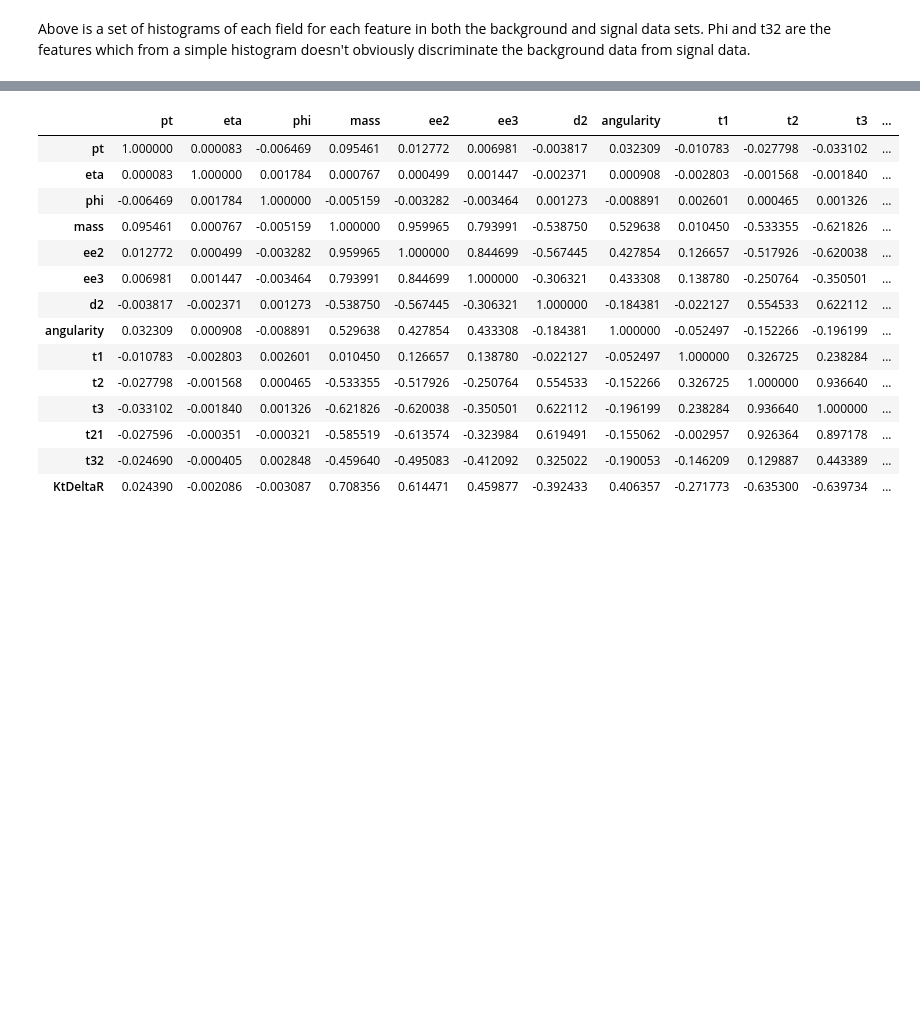
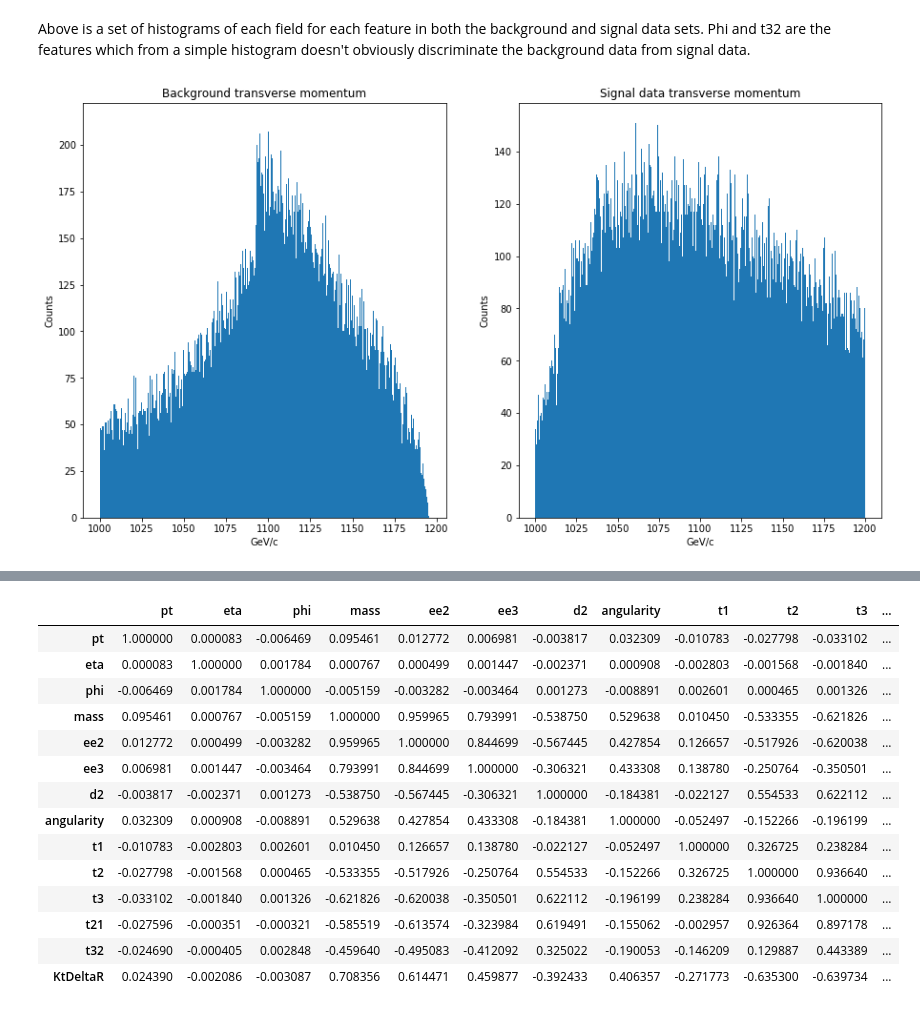
Before and after one commit to ardenchaing/Phys-434, a Jupyter notebook: Lab5.ipynb, the cells around one changed output, grey strips where cells are left out. Cells and saved outputs as stored; diff of their text form; code cells hidden in the pictures; blank space fills up the shorter version.

```diff
--- a/Lab5.ipynb
+++ b/Lab5.ipynb
@@ -77,2 +126,17 @@ plt.show()
 # %% [markdown]
 Above is a set of histograms of each field for each feature in both the background and signal data sets. Phi and t32 are the features which from a simple histogram doesn't obviously discriminate the background data from signal data.
+# %%
+fig, a = plt.subplots(1, 2, figsize = (15, 8))
+
+a[0].hist(higgs_data.get('pt'), bins = 1000)
+a[0].set_title('Background transverse momentum')
+a[0].set_ylabel('Counts')
+a[0].set_xlabel('GeV/c')
+a[1].hist(qcd_data.get('pt'), bins = 1000)
+a[1].set_title('Signal data transverse momentum')
+a[1].set_ylabel('Counts')
+a[1].set_xlabel('GeV/c')
+
+plt.show()
+# %% [output]
+[figure, added]
```
Also changed, not shown: parts of 30 cells of this notebook, 1 other file.
